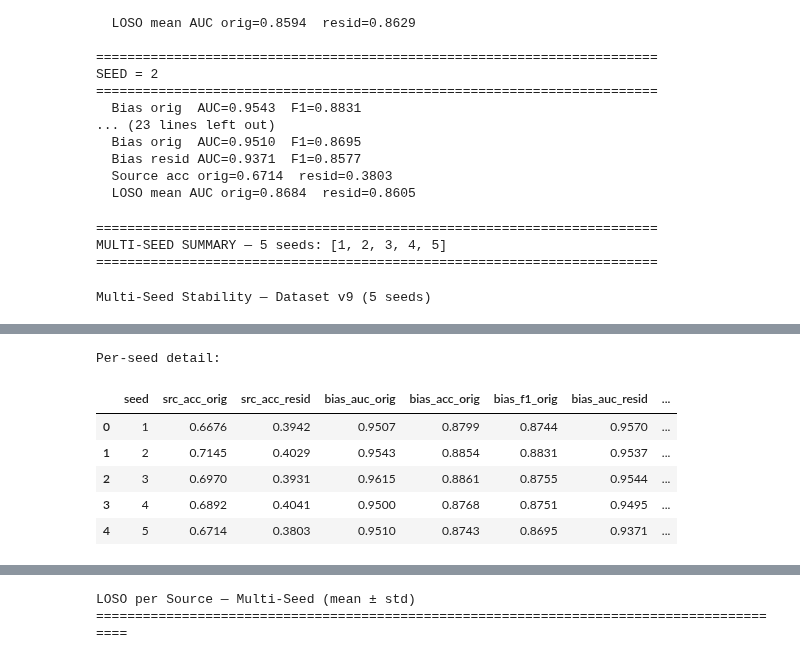
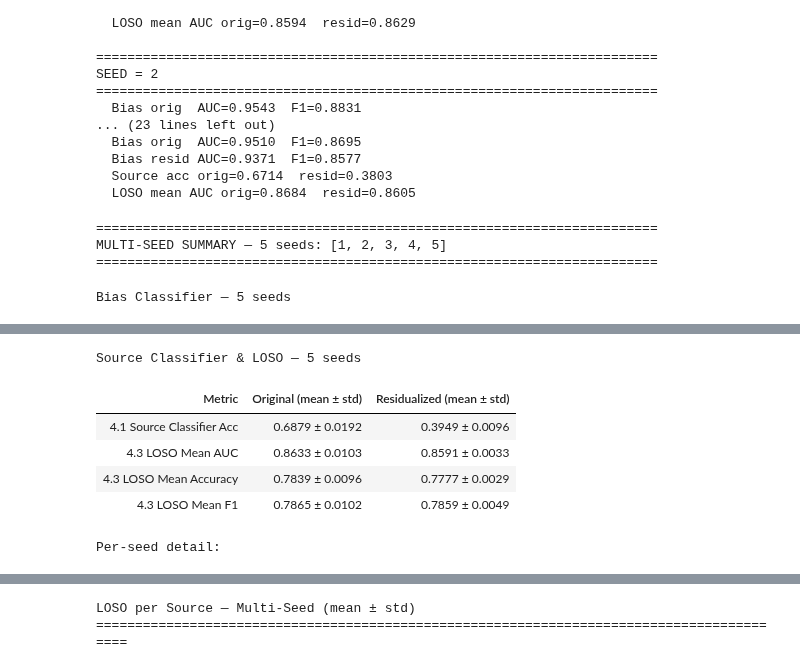
Before and after one commit to pinthoz/attention-atlas, a Jupyter notebook: dataset/v2/bert_source.ipynb, the cells around one changed output, grey strips where cells are left out. Cells and saved outputs as stored; diff of their text form; code cells hidden in the pictures.

```diff
--- a/dataset/v2/bert_source.ipynb
+++ b/dataset/v2/bert_source.ipynb
@@ -183,7 +183,7 @@ if not label_match:
 
 for col in [
     'text', 'source', 'source_canonical', 'original_id',
-    'role', 'topic', 'pair_id', 'sentence_id',
+    'role', 'topic', 'pair_id', 'sentence_id', 'edit_type',
 ]:
     if col in df_sentences.columns:
         df_features[col] = df_sentences[col].values
@@ -199,7 +199,7 @@ Source distribution: {'gemini': 4440, 'biased-corpus': 3235, 'gus-dataset': 2629
 drop_cols = [
     'label', 'id', 'text', 'source', 'source_canonical', 'original_id', 'role',
     'topic', 'pair_id', 'sentence_id', 'type', 'validated_source', 'hasbias',
-    'has_bias', 'bias_type', 'bias_description', 'edit_spans',
+    'has_bias', 'bias_type', 'bias_description', 'edit_spans', 'edit_type',
 ]
 X = df_features.drop(columns=[c for c in drop_cols if c in df_features.columns])
 y = df_features['label'].astype(int)
@@ -500,7 +500,20 @@ train_noncf_local, test_noncf_local = next(
 )
 
 train_noncf_positions = non_cf_positions[train_noncf_local]
-test_positions = non_cf_positions[test_noncf_local]
+test_positions_raw = non_cf_positions[test_noncf_local]
+
+# Keep only non-rewritten sentences in test
+edit_types_test = df_features.iloc[test_positions_raw]['edit_type'].values
+clean_mask = np.isin(edit_types_test, ['original'])
+test_positions = test_positions_raw[clean_mask]
+
+# Move rewritten sentences to train
+rewritten_positions = test_positions_raw[~clean_mask]
+train_noncf_positions = np.concatenate([train_noncf_positions, rewritten_positions])
+
+print(f'Test: removed {(~clean_mask).sum()} rewritten sentences '
+      f'(strengthened/relabelled) -> moved to train')
+
 
 train_pair_ids = set(df_features.iloc[train_noncf_positions]['pair_id'].dropna())
 cf_pair_ids = df_features.iloc[cf_positions]['pair_id']
@@ -1606,35 +1620,56 @@ print(f'{"="*72}')
 print(f'MULTI-SEED SUMMARY — {len(SEEDS)} seeds: {SEEDS}')
 print(f'{"="*72}\n')
 
-summary_metrics = [
+# Bias classifier per seed
+bias_metrics = [
+    ('Bias AUC Original', 'bias_auc_orig'),
+    ('Bias Accuracy Original', 'bias_acc_orig'),
+    ('Bias F1 Original', 'bias_f1_orig'),
+    ('Bias AUC Residualized', 'bias_auc_resid'),
+    ('Bias Accuracy Residualized', 'bias_acc_resid'),
+    ('Bias F1 Residualized', 'bias_f1_resid'),
+]
+
+rows1 = []
+for label, col in bias_metrics:
+    m, s = df_seeds[col].mean(), df_seeds[col].std()
+    rows1.append((label, f'{m:.4f} ± {s:.4f}'))
+
+df_bias_summary = pd.DataFrame(rows1, columns=['Metric', 'mean ± std'])
+
+display(df_bias_summary.style
+    .set_properties(**{'text-align': 'left'})
+    .hide(axis='index')
+    .set_caption(f'Bias Classifier — {len(SEEDS)} seeds')
+)
+
+# Other metrics (Source classifier + LOSO)
+other_metrics = [
     ('4.1 Source Classifier Acc', 'src_acc_orig', 'src_acc_resid'),
-    ('4.2 Bias AUC', 'bias_auc_orig', 'bias_auc_resid'),
-    ('4.2 Bias Accuracy', 'bias_acc_orig', 'bias_acc_resid'),
-    ('4.2 Bias F1', 'bias_f1_orig', 'bias_f1_resid'),
     ('4.3 LOSO Mean AUC', 'loso_auc_orig', 'loso_auc_resid'),
     ('4.3 LOSO Mean Accuracy', 'loso_acc_orig', 'loso_acc_resid'),
     ('4.3 LOSO Mean F1', 'loso_f1_orig', 'loso_f1_resid'),
 ]
 
-rows = []
-for label, col_orig, col_resid in summary_metrics:
+rows2 = []
+for label, col_orig, col_resid in other_metrics:
     mo, so = df_seeds[col_orig].mean(), df_seeds[col_orig].std()
     mr, sr = df_seeds[col_resid].mean(), df_seeds[col_resid].std()
-    rows.append((label, f'{mo:.4f} ± {so:.4f}', f'{mr:.4f} ± {sr:.4f}'))
+    rows2.append((label, f'{mo:.4f} ± {so:.4f}', f'{mr:.4f} ± {sr:.4f}'))
 
-df_summary = pd.DataFrame(rows, columns=['Metric', 'Original (mean ± std)', 'Residualized (mean ± std)'])
+df_other_summary = pd.DataFrame(rows2, columns=['Metric', 'Original (mean ± std)', 'Residualized (mean ± std)'])
 
-display(df_summary.style
+display(df_other_summary.style
     .set_properties(**{'text-align': 'left'})
     .hide(axis='index')
-    .set_caption(f'Multi-Seed Stability — Dataset v9 ({len(SEEDS)} seeds)')
+    .set_caption(f'Source Classifier & LOSO — {len(SEEDS)} seeds')
 )
 
-# Also show per-seed detail
+# Per-seed detail
 print('\nPer-seed detail:')
 display(df_seeds.round(4))
 # %% [output]
 ========================================================================
 MULTI-SEED SUMMARY — 5 seeds: [1, 2, 3, 4, 5]
 ========================================================================
-Multi-Seed Stability — Dataset v9 (5 seeds)
+Bias Classifier — 5 seeds
@@ -1649,7 +1683,7 @@ Multi-Seed Stability — Dataset v9 (5 seeds)
-Per-seed detail:
+Source Classifier & LOSO — 5 seeds
-|  | seed | src_acc_orig | src_acc_resid | bias_auc_orig | bias_acc_orig | bias_f1_orig | bias_auc_resid | ... |
-| 0 | 1 | 0.6676 | 0.3942 | 0.9507 | 0.8799 | 0.8744 | 0.9570 | ... |
-| 1 | 2 | 0.7145 | 0.4029 | 0.9543 | 0.8854 | 0.8831 | 0.9537 | ... |
-| 2 | 3 | 0.6970 | 0.3931 | 0.9615 | 0.8861 | 0.8755 | 0.9544 | ... |
-| 3 | 4 | 0.6892 | 0.4041 | 0.9500 | 0.8768 | 0.8751 | 0.9495 | ... |
-| 4 | 5 | 0.6714 | 0.3803 | 0.9510 | 0.8743 | 0.8695 | 0.9371 | ... |
+| Metric | Original (mean ± std) | Residualized (mean ± std) |
+| 4.1 Source Classifier Acc | 0.6879 ± 0.0192 | 0.3949 ± 0.0096 |
+| 4.3 LOSO Mean AUC | 0.8633 ± 0.0103 | 0.8591 ± 0.0033 |
+| 4.3 LOSO Mean Accuracy | 0.7839 ± 0.0096 | 0.7777 ± 0.0029 |
+| 4.3 LOSO Mean F1 | 0.7865 ± 0.0102 | 0.7859 ± 0.0049 |
+Per-seed detail:
```
Also changed, not shown: parts of 18 cells of this notebook, 1 other file.
